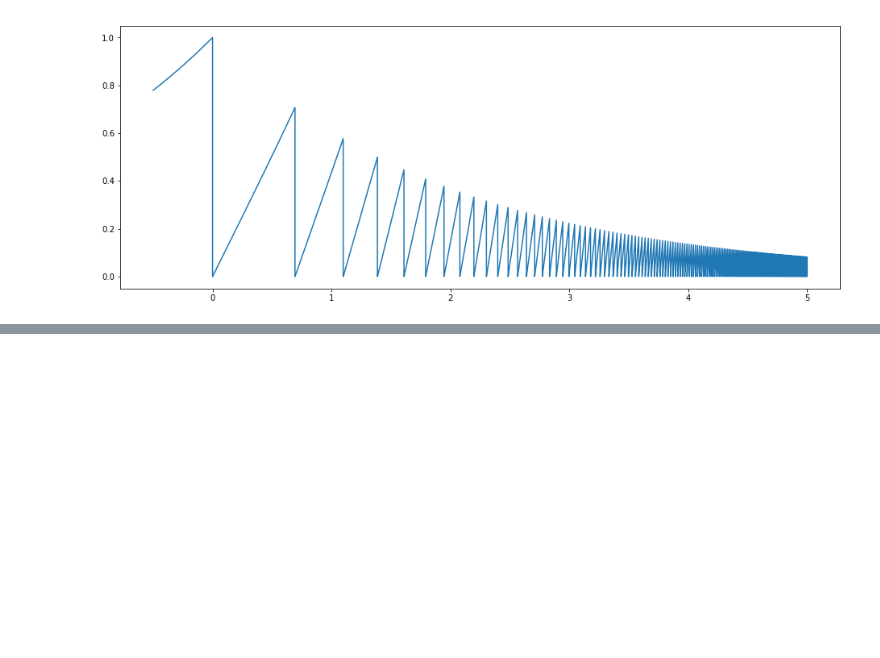
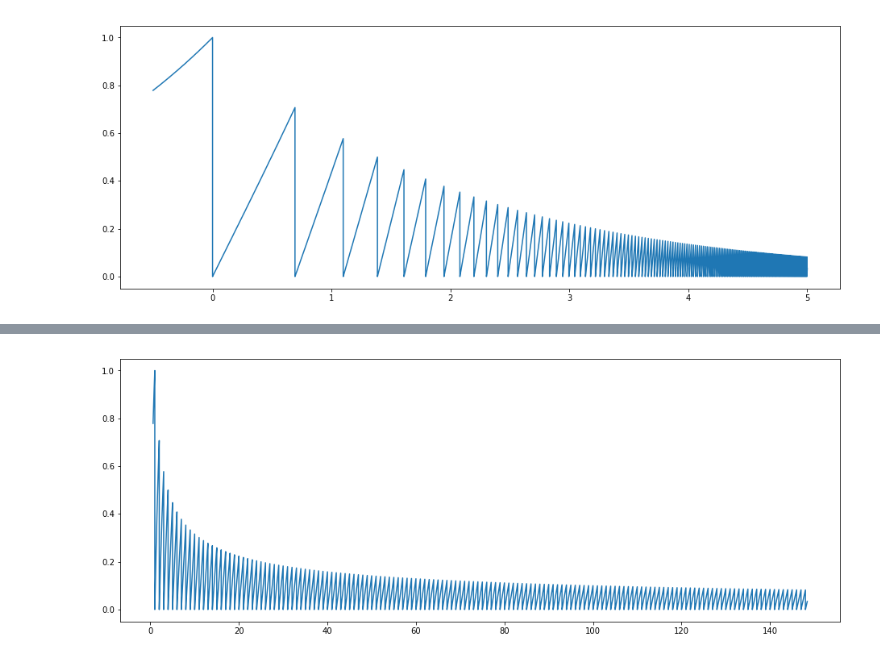
Before and after one commit to skaslev/zeta, a Jupyter notebook: zeta.ipynb, the cells around one changed output, grey strips where cells are left out. Drawn from its saved outputs; the diff is of its cells as text; code cells hidden in the pictures; blank space fills up the shorter version.

```diff
--- a/zeta.ipynb
+++ b/zeta.ipynb
@@ -45,0 +52,6 @@ show()
+# %%
+figure(figsize=(16, 6))
+plot(exp(xx),y(xx))
+show()
+# %% [output]
+[figure, added]
```
Also changed, not shown: parts of 1 cell of this notebook.
